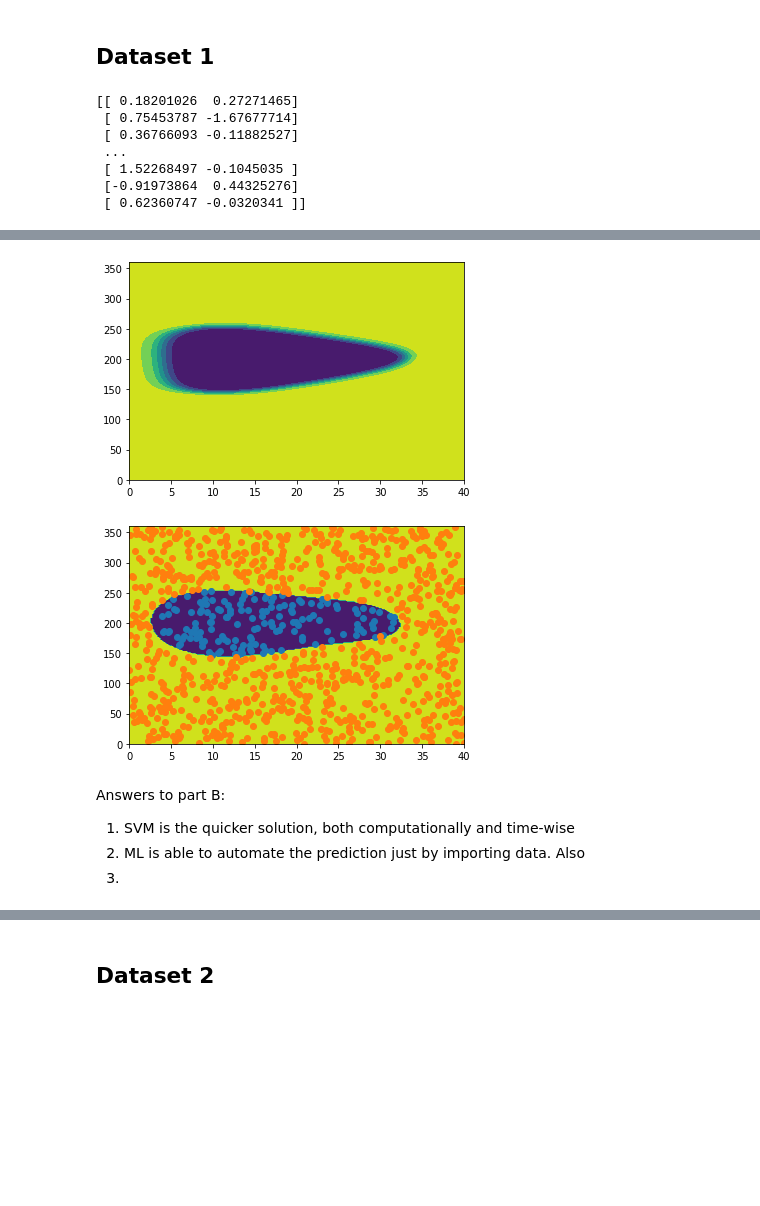
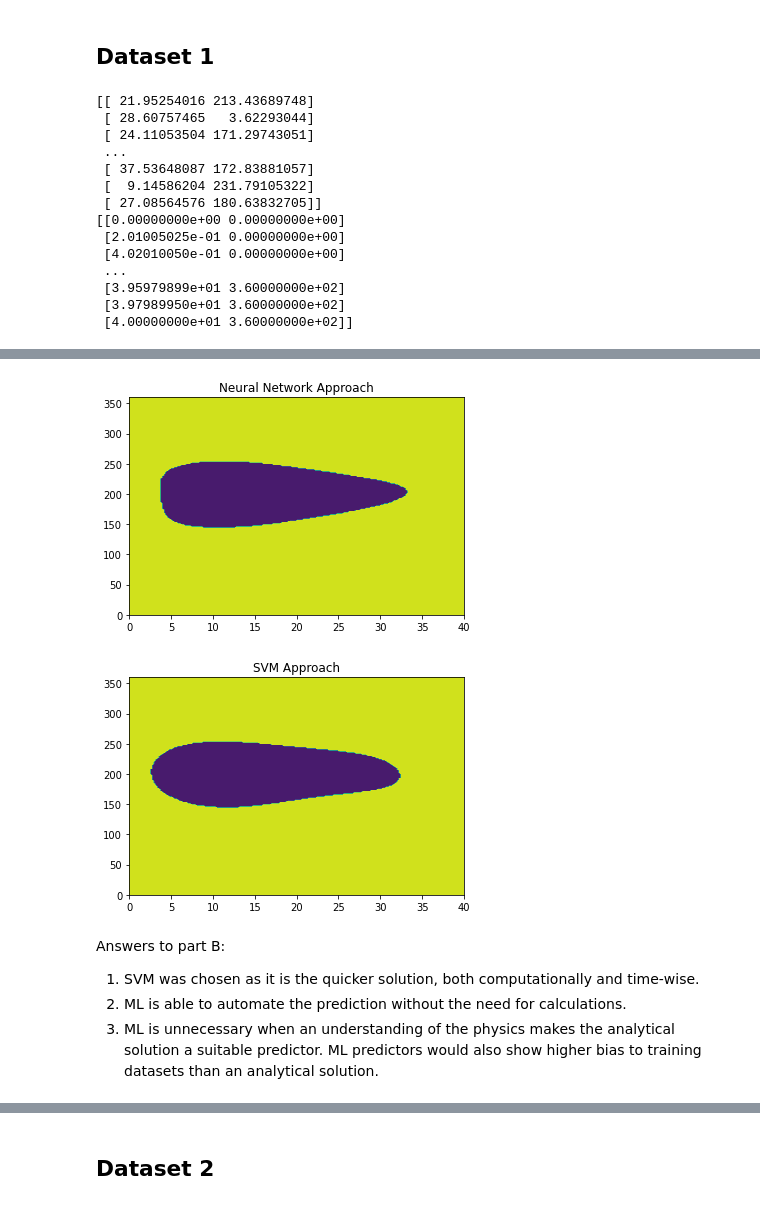
Before and after one commit to choiboy92/ImperialML, a Jupyter notebook: Tutorial 10/Tutorial10.ipynb, the cells around one changed output, grey strips where cells are left out. Drawn from its saved outputs; the diff is of its cells as text; code cells hidden in the pictures; blank space fills up the shorter version.

```diff
--- a/Tutorial 10/Tutorial10.ipynb
+++ b/Tutorial 10/Tutorial10.ipynb
@@ -23,10 +23,6 @@ y = slips.reshape(len(slips), 1)
 scaler = StandardScaler()
 X_scaled = scaler.fit_transform(X)
 
-#print(scaler.mean_)
-#print(scaler.var_)
-print(X_scaled)
-
 npx = 200
 npy = 200
 
@@ -38,13 +34,20 @@ x1grid, x2grid = np.meshgrid(x1line, x2line)
 # produce an grid array with all grid values
 Xgrid = np.array([x1grid, x2grid]).reshape([2,npx*npy]).T
 # %% [output]
-[[ 0.18201026  0.27271465]
- [ 0.75453787 -1.67677714]
- [ 0.36766093 -0.11882527]
+[[ 21.95254016 213.43689748]
+ [ 28.60757465   3.62293044]
+ [ 24.11053504 171.29743051]
  ...
- [ 1.52268497 -0.1045035 ]
- [-0.91973864  0.44325276]
- [ 0.62360747 -0.0320341 ]]
+ [ 37.53648087 172.83881057]
+ [  9.14586204 231.79105322]
+ [ 27.08564576 180.63832705]]
+[[0.00000000e+00 0.00000000e+00]
+ [2.01005025e-01 0.00000000e+00]
+ [4.02010050e-01 0.00000000e+00]
+ ...
+ [3.95979899e+01 3.60000000e+02]
+ [3.97989950e+01 3.60000000e+02]
+ [4.00000000e+01 3.60000000e+02]]
 # %%
 # Neural Network Solution
 from tensorflow.keras.models import Sequential
@@ -63,9 +66,10 @@ model.fit(X_scaled, y_binary, epochs=1200, batch_size=32)
 
 # predict using scaled values of Xgrid (as model was trained on scaled values)
 y_plot = model.predict(scaler.transform(Xgrid))
-# QUESTION: scale using data scales or scales with fit_transform to Xgrid?
-y_plot = np.reshape(y_plot[:,1], [npx,npy])
+# Plotting probabilities: y_plot = np.reshape(y_plot[:,1], [npx,npy])
+y_plot =  np.reshape(np.argmax(y_plot, axis=-1), [npx,npy])
 plt.contourf(x1line, x2line, y_plot)
+plt.title("Neural Network Approach")
 plt.show()
 # %% [output]
 Epoch 1/1200
@@ -86,6 +90,6 @@ Epoch 1199/1200
 Epoch 1200/1200
 32/32 [==============================] - 0s 2ms/step - loss: 0.0274
-[figure, old version]
+[figure, new version]
 # %%
 # SVM Solution
 from sklearn.svm import SVC
@@ -100,16 +104,17 @@ svm.fit(X_scaled, y)
 classVals = svm.predict(scaler.transform(Xgrid))
 classVals = np.reshape(classVals, [npx,npy])  #reshape
 plt.contourf(x1line, x2line, classVals) # plot contour
-ax.scatter(X[slips==0, 0], X[slips==0, 1])
-ax.scatter(X[slips==1, 0], X[slips==1, 1])
+#ax.scatter(X[slips==0, 0], X[slips==0, 1])
+#ax.scatter(X[slips==1, 0], X[slips==1, 1])
+plt.title("SVM Approach")
 plt.show()
 # %% [output]
-[figure, old version]
+[figure, new version]
 # %% [markdown]
 Answers to part B:
-1. SVM is the quicker solution, both computationally and time-wise
-2. ML is able to automate the prediction just by importing data. Also
-3.
+1. SVM was chosen as it is the quicker solution, both computationally and time-wise.
+2. ML is able to automate the prediction without the need for calculations.
+3. ML is unnecessary when an understanding of the physics makes the analytical solution a suitable predictor. ML predictors would also show higher bias to training datasets than an analytical solution.
 # %%
 import matplotlib.pyplot as plt
 
```
Also changed, not shown: parts of 5 cells of this notebook.
